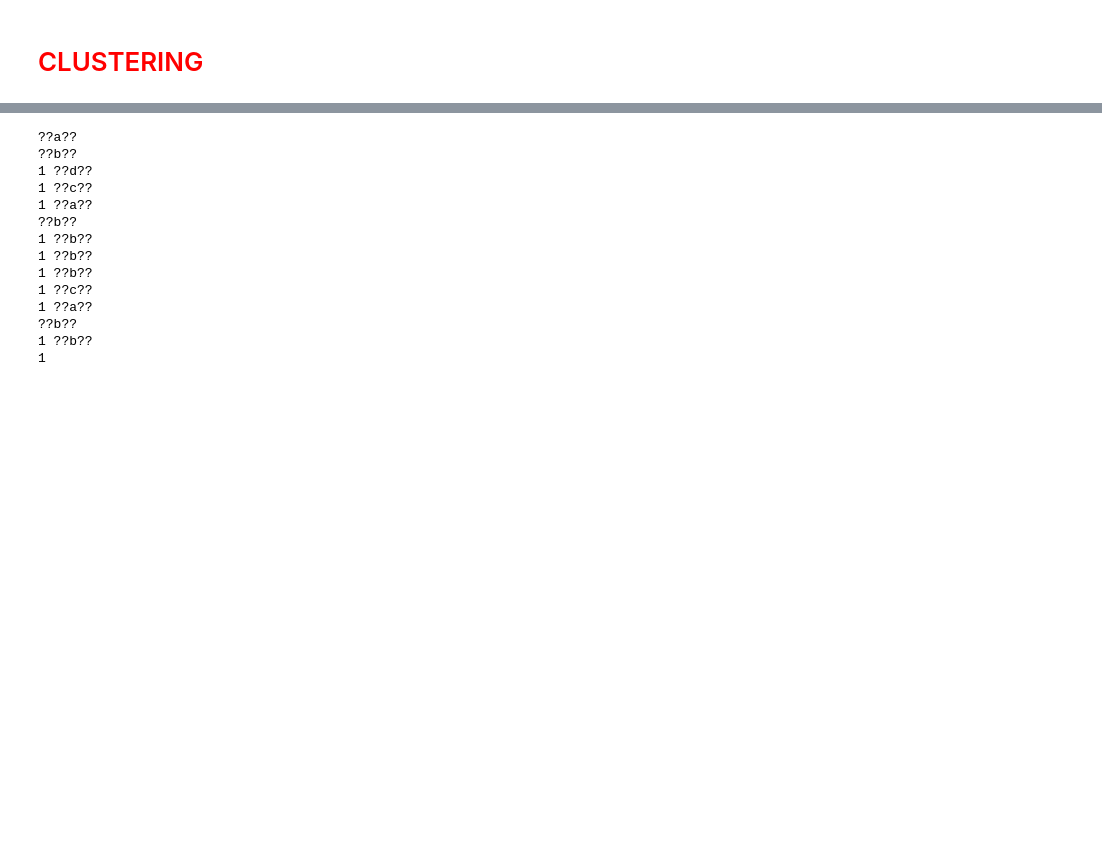
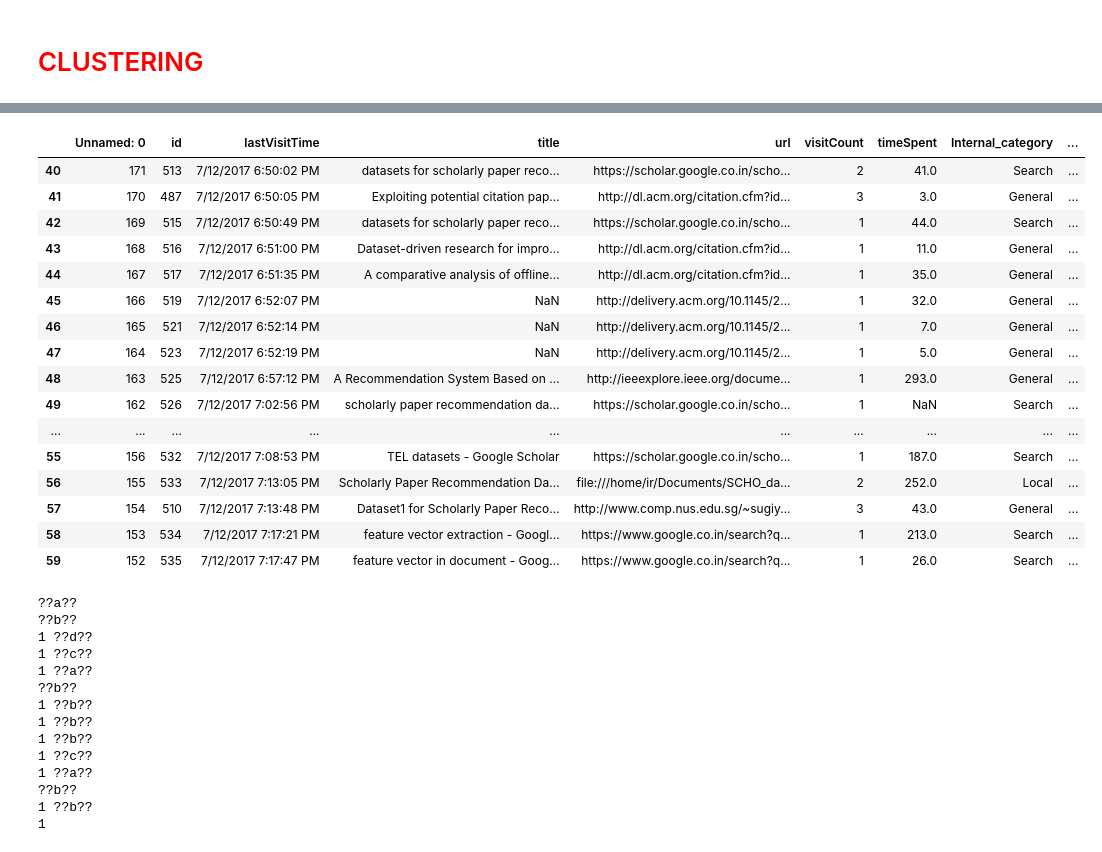
Before and after one commit to BrowseAwareResearchGroup/Initial-Analysis, a Jupyter notebook: Internal Diversion.ipynb, the cells around one changed output, grey strips where cells are left out. Saved outputs shown, nothing was run; the diff lists cells and outputs as text; code cells hidden in the pictures; blank space fills up the shorter version.

```diff
--- a/Internal Diversion.ipynb
+++ b/Internal Diversion.ipynb
@@ -743,3 +715,24 @@ disp_data
+# %%
+disp_data = disp_data[40:60]
+disp_data
+# %% [output]
+|  | Unnamed: 0 | id | lastVisitTime | title | url | visitCount | timeSpent | Internal_category | ... |
+| 40 | 171 | 513 | 7/12/2017 6:50:02 PM | datasets for scholarly paper reco... | https://scholar.google.co.in/scho... | 2 | 41.0 | Search | ... |
+| 41 | 170 | 487 | 7/12/2017 6:50:05 PM | Exploiting potential citation pap... | http://dl.acm.org/citation.cfm?id... | 3 | 3.0 | General | ... |
+| 42 | 169 | 515 | 7/12/2017 6:50:49 PM | datasets for scholarly paper reco... | https://scholar.google.co.in/scho... | 1 | 44.0 | Search | ... |
+| 43 | 168 | 516 | 7/12/2017 6:51:00 PM | Dataset-driven research for impro... | http://dl.acm.org/citation.cfm?id... | 1 | 11.0 | General | ... |
+| 44 | 167 | 517 | 7/12/2017 6:51:35 PM | A comparative analysis of offline... | http://dl.acm.org/citation.cfm?id... | 1 | 35.0 | General | ... |
+| 45 | 166 | 519 | 7/12/2017 6:52:07 PM | NaN | http://delivery.acm.org/10.1145/2... | 1 | 32.0 | General | ... |
+| 46 | 165 | 521 | 7/12/2017 6:52:14 PM | NaN | http://delivery.acm.org/10.1145/2... | 1 | 7.0 | General | ... |
+| 47 | 164 | 523 | 7/12/2017 6:52:19 PM | NaN | http://delivery.acm.org/10.1145/2... | 1 | 5.0 | General | ... |
+| 48 | 163 | 525 | 7/12/2017 6:57:12 PM | A Recommendation System Based on ... | http://ieeexplore.ieee.org/docume... | 1 | 293.0 | General | ... |
+| 49 | 162 | 526 | 7/12/2017 7:02:56 PM | scholarly paper recommendation da... | https://scholar.google.co.in/scho... | 1 | NaN | Search | ... |
+| ... | ... | ... | ... | ... | ... | ... | ... | ... | ... |
+| 55 | 156 | 532 | 7/12/2017 7:08:53 PM | TEL datasets - Google Scholar | https://scholar.google.co.in/scho... | 1 | 187.0 | Search | ... |
+| 56 | 155 | 533 | 7/12/2017 7:13:05 PM | Scholarly Paper Recommendation Da... | file:///home/ir/Documents/SCHO_da... | 2 | 252.0 | Local | ... |
+| 57 | 154 | 510 | 7/12/2017 7:13:48 PM | Dataset1 for Scholarly Paper Reco... | http://www.comp.nus.edu.sg/~sugiy... | 3 | 43.0 | General | ... |
+| 58 | 153 | 534 | 7/12/2017 7:17:21 PM | feature vector extraction - Googl... | https://www.google.co.in/search?q... | 1 | 213.0 | Search | ... |
+| 59 | 152 | 535 | 7/12/2017 7:17:47 PM | feature vector in document - Goog... | https://www.google.co.in/search?q... | 1 | 26.0 | Search | ... |
 # %%
 '''
 clusters = []
```
Also changed, not shown: parts of 9 cells of this notebook, 2 other files.
